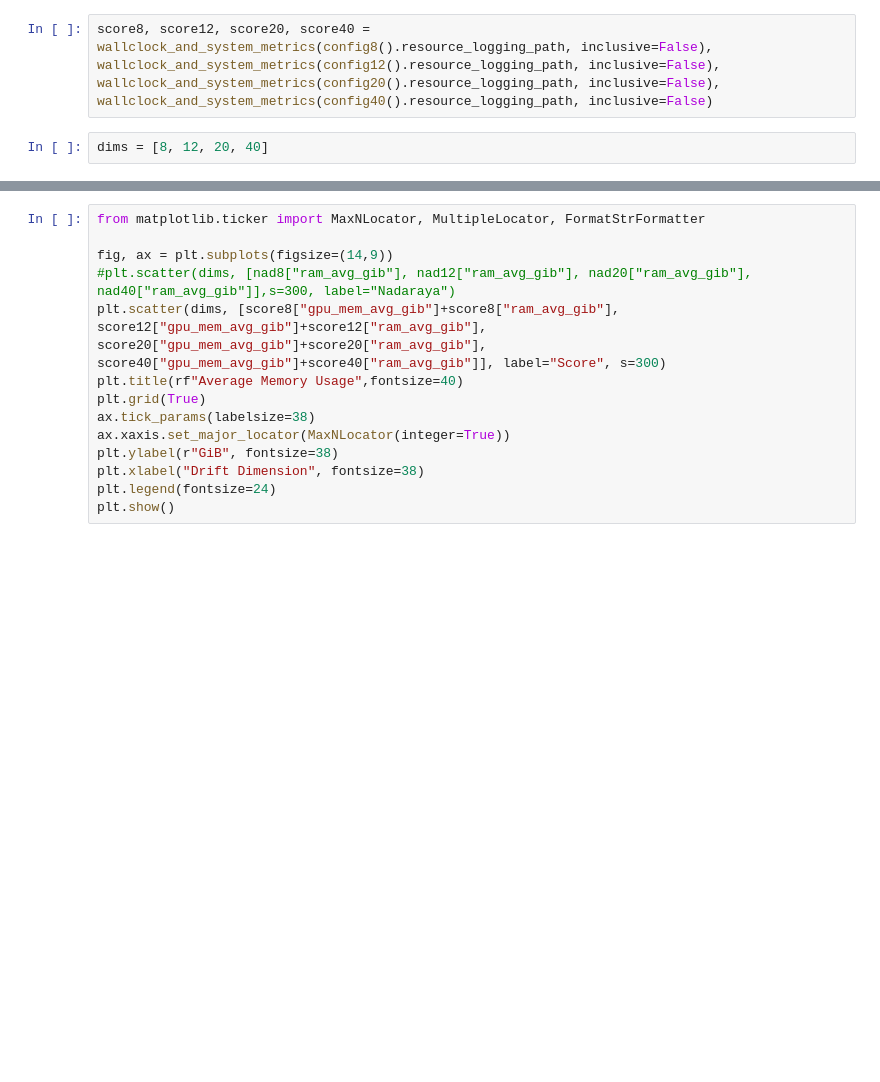
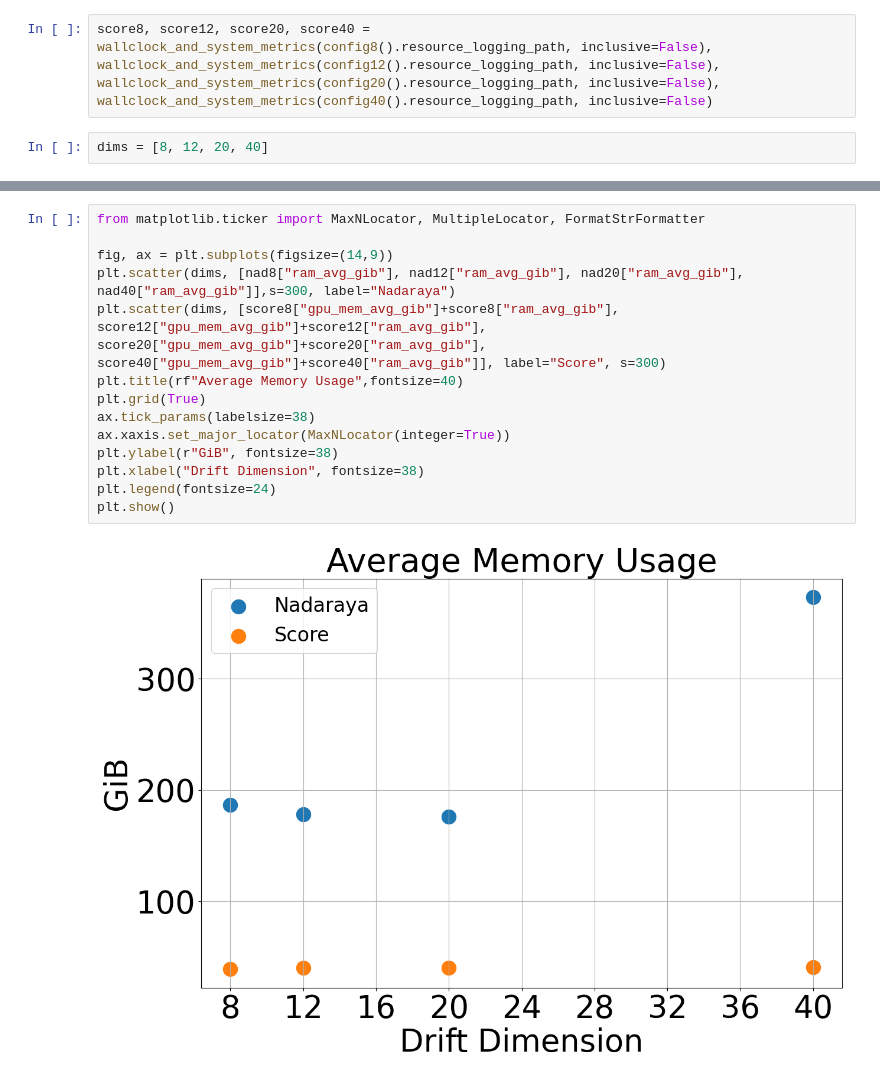
Before and after one commit to marcostapiac/FractionalBrownianMotion, a Jupyter notebook: experiments/generative_modelling/RecursiveVPSDE/ParamEst/DLnz_logging.ipynb, the cells around one changed output, grey strips where cells are left out. Cells and saved outputs as stored; diff of their text form; blank space fills up the shorter version.

```diff
--- a/experiments/generative_modelling/RecursiveVPSDE/ParamEst/DLnz_logging.ipynb
+++ b/experiments/generative_modelling/RecursiveVPSDE/ParamEst/DLnz_logging.ipynb
@@ -44,14 +48,16 @@ plt.show()
 # %%
 from matplotlib.ticker import MaxNLocator, MultipleLocator, FormatStrFormatter
 
 fig, ax = plt.subplots(figsize=(14,9))
-#plt.scatter(dims, [nad8["ram_avg_gib"], nad12["ram_avg_gib"], nad20["ram_avg_gib"], nad40["ram_avg_gib"]],s=300, label="Nadaraya")
+plt.scatter(dims, [nad8["ram_avg_gib"], nad12["ram_avg_gib"], nad20["ram_avg_gib"], nad40["ram_avg_gib"]],s=300, label="Nadaraya")
 plt.scatter(dims, [score8["gpu_mem_avg_gib"]+score8["ram_avg_gib"], score12["gpu_mem_avg_gib"]+score12["ram_avg_gib"], score20["gpu_mem_avg_gib"]+score20["ram_avg_gib"], score40["gpu_mem_avg_gib"]+score40["ram_avg_gib"]], label="Score", s=300)
 plt.title(rf"Average Memory Usage",fontsize=40)
 plt.grid(True)
 ax.tick_params(labelsize=38)
 ax.xaxis.set_major_locator(MaxNLocator(integer=True))
 plt.ylabel(r"GiB", fontsize=38)
 plt.xlabel("Drift Dimension", fontsize=38)
 plt.legend(fontsize=24)
 plt.show()
+# %% [output]
+[figure, added]
```
Also changed, not shown: parts of 3 cells of this notebook, 3 other files.
